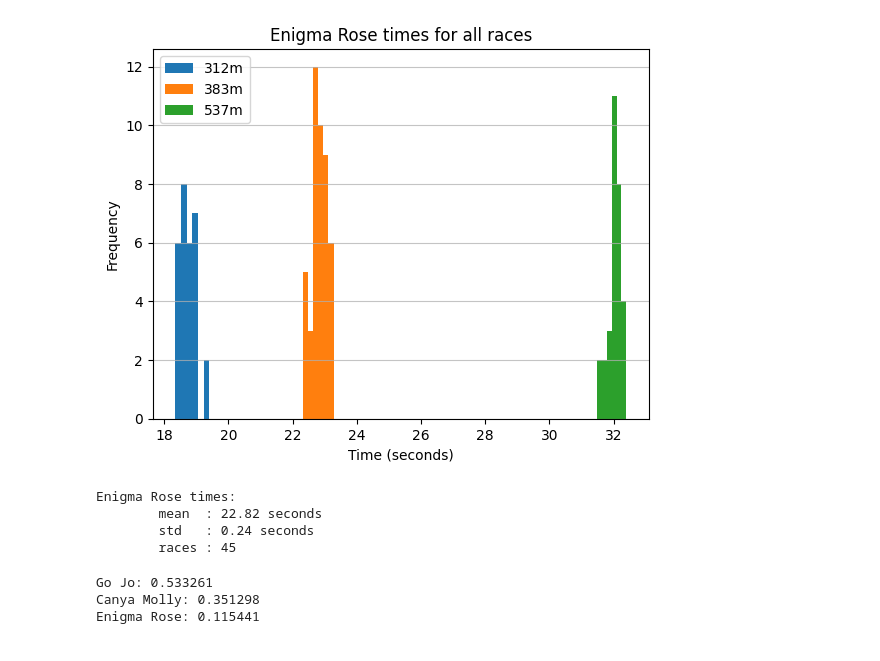
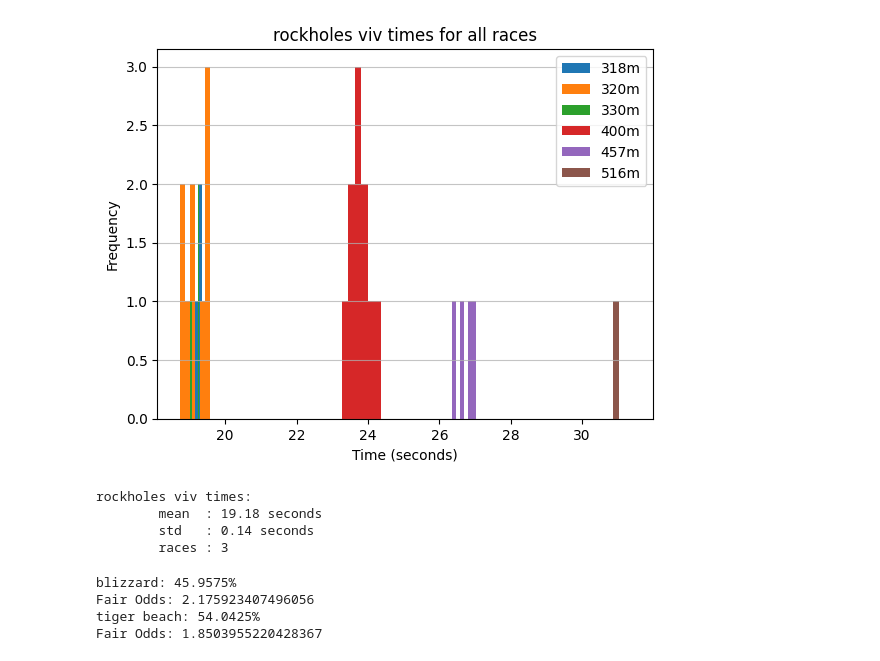
Before and after one commit to AkooshR/Greyhound-Racing-Model, a Jupyter notebook: main.ipynb, the cells around one changed output. Cells and saved outputs as stored; diff of their text form; code cells hidden in the pictures.

```diff
--- a/main.ipynb
+++ b/main.ipynb
@@ -2,8 +2,8 @@
 import pandas as pd
 import matplotlib.pyplot as plt
 
-RUNNER_NAME1 = 'Go Jo'
-RACE_LENGTH = 383
+RUNNER_NAME1 = 'blizzard'
+RACE_LENGTH = 366
 
 # Retrieving data on the Greyhound
 formatted_name = RUNNER_NAME1.lower().replace(' ', '-')
@@ -31,7 +31,7 @@ plt.show()
 times = races[races['Dist'] == RACE_LENGTH]['Time']
 nd_mean1 = times.mean()
 nd_var1, nd_std1 = times.var(), times.std()
-print(f"{RUNNER_NAME} times: \
+print(f"{RUNNER_NAME1} times: \
       \n\tmean  : {nd_mean1:.2f} seconds \
       \n\tstd   : {nd_std1:.2f} seconds \
       \n\traces : {len(times)}")
@@ -83,42 +83,43 @@ Canya Molly times:
 # %%
-RUNNER_NAME3 = 'Enigma Rose'
+RUNNER_NAME3 = 'rockholes viv'
 
 # Retrieving data on the Greyhound
 formatted_name = RUNNER_NAME3.lower().replace(' ', '-')
 
 url = f'https://www.thegreyhoundrecorder.com.au/greyhounds/{formatted_name}/'
 
 headers = {'User-Agent': 'Mozilla/5.0 (Windows NT 10.0; Win64; x64) AppleWebKit/537.36'}
 tables = pd.read_html(url, storage_options=headers)
 
 races = tables[1]
 dist_set = sorted(set(races['Dist']))
 
 # Plotting histograms for each race length in the past
 for dist in dist_set:
     plt.hist(races[races['Dist'] == dist]['Time'], bins=6)
 
 plt.title(f'{RUNNER_NAME3} times for all races')
 plt.legend([f'{dist}m' for dist in dist_set])
 plt.xlabel('Time (seconds)')
 plt.ylabel('Frequency')
 plt.grid(axis='y', alpha=0.75)
 plt.show()
 
 # Creating Normal Distribution for given race
 times = races[races['Dist'] == RACE_LENGTH]['Time']
 nd_mean3 = times.mean()
 nd_var3, nd_std3 = times.var(), times.std()
-print(f"{RUNNER_NAME} times: \
+
+print(f"{RUNNER_NAME3} times: \
       \n\tmean  : {nd_mean3:.2f} seconds \
       \n\tstd   : {nd_std3:.2f} seconds \
       \n\traces : {len(times)}")
 # %% [output]
-[figure, old version]
+[figure, new version]
-Enigma Rose times:
-        mean  : 22.82 seconds
-        std   : 0.24 seconds
-        races : 45
+rockholes viv times:
+        mean  : 19.18 seconds
+        std   : 0.14 seconds
+        races : 3
 # %%
 # Run Simulations
 import random
@@ -126,21 +127,30 @@ N_ITER = 1000000
 runner1_wins = 0
 runner2_wins = 0
 runner3_wins = 0
+
+nd_std1 = 0.17
+
 for _ in range(N_ITER):
     value1 = random.normalvariate(nd_mean1,nd_std1)
     value2 = random.normalvariate(nd_mean2,nd_std2)
-    value3 = random.normalvariate(nd_mean3,nd_std3)
-    if value1<value2 and value1<value3:
+#    value3 = random.normalvariate(nd_mean3,nd_std3)
+    if value1<value2:
         runner1_wins+=1
-    elif value2<value1 and value2<value3:
+    else:
         runner2_wins+=1
-    else:
-        runner3_wins+=1
 
-print(f'{RUNNER_NAME1}: {runner1_wins/N_ITER}')
-print(f'{RUNNER_NAME2}: {runner2_wins/N_ITER}')
-print(f'{RUNNER_NAME3}: {runner3_wins/N_ITER}')
+#    if value1<value2 and value1<value3:
+#        runner1_wins+=1
+#    elif value2<value1 and value2<value3:
+#        runner2_wins+=1
+#    else:
+#        runner3_wins+=1
+
+print(f'{RUNNER_NAME1}: {100*runner1_wins/N_ITER}%\nFair Odds: {N_ITER/runner1_wins}')
+print(f'{RUNNER_NAME2}: {100*runner2_wins/N_ITER}%\nFair Odds: {N_ITER/runner2_wins}')
+#print(f'{RUNNER_NAME3}: {100*runner3_wins/N_ITER}%\nFair Odds: {N_ITER/runner3_wins}')
 # %% [output]
-Go Jo: 0.533261
-Canya Molly: 0.351298
-Enigma Rose: 0.115441
+blizzard: 45.9575%
+Fair Odds: 2.175923407496056
+tiger beach: 54.0425%
+Fair Odds: 1.8503955220428367
```
Also changed, not shown: parts of 2 cells of this notebook.
